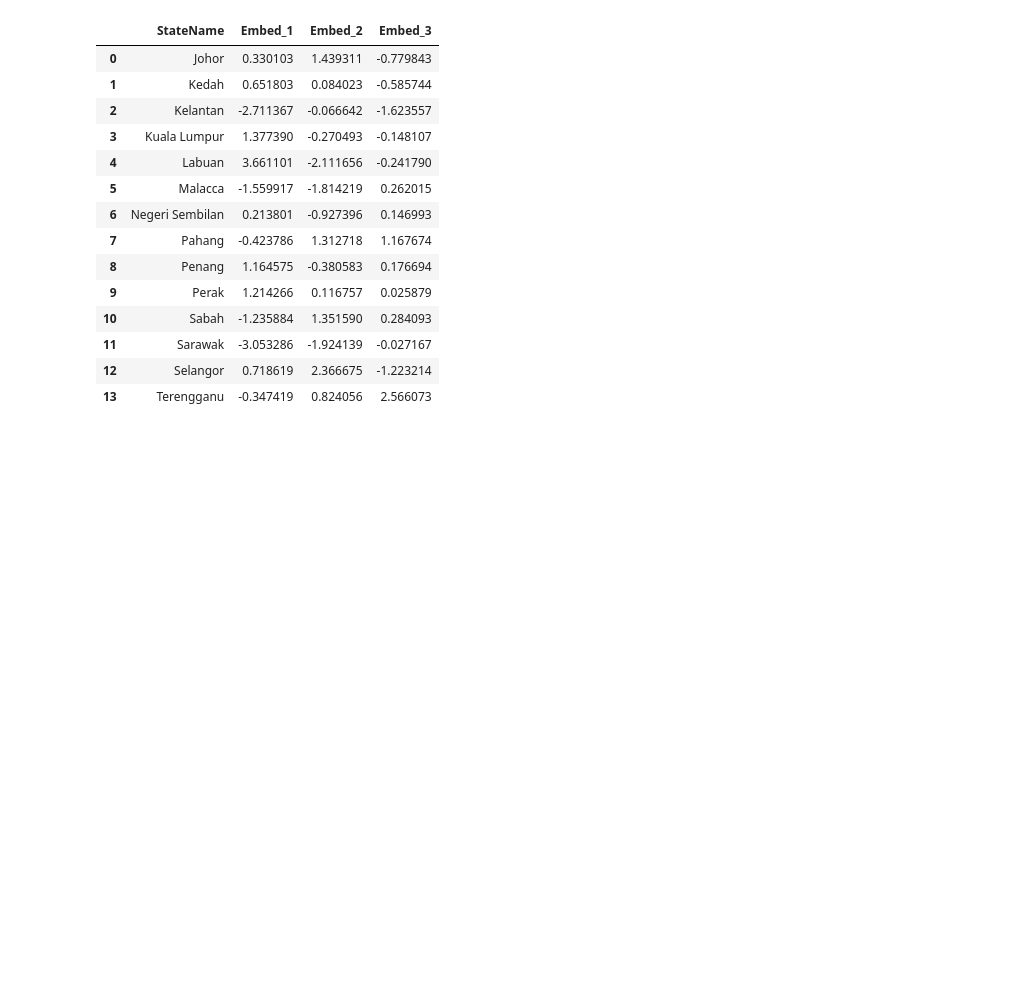
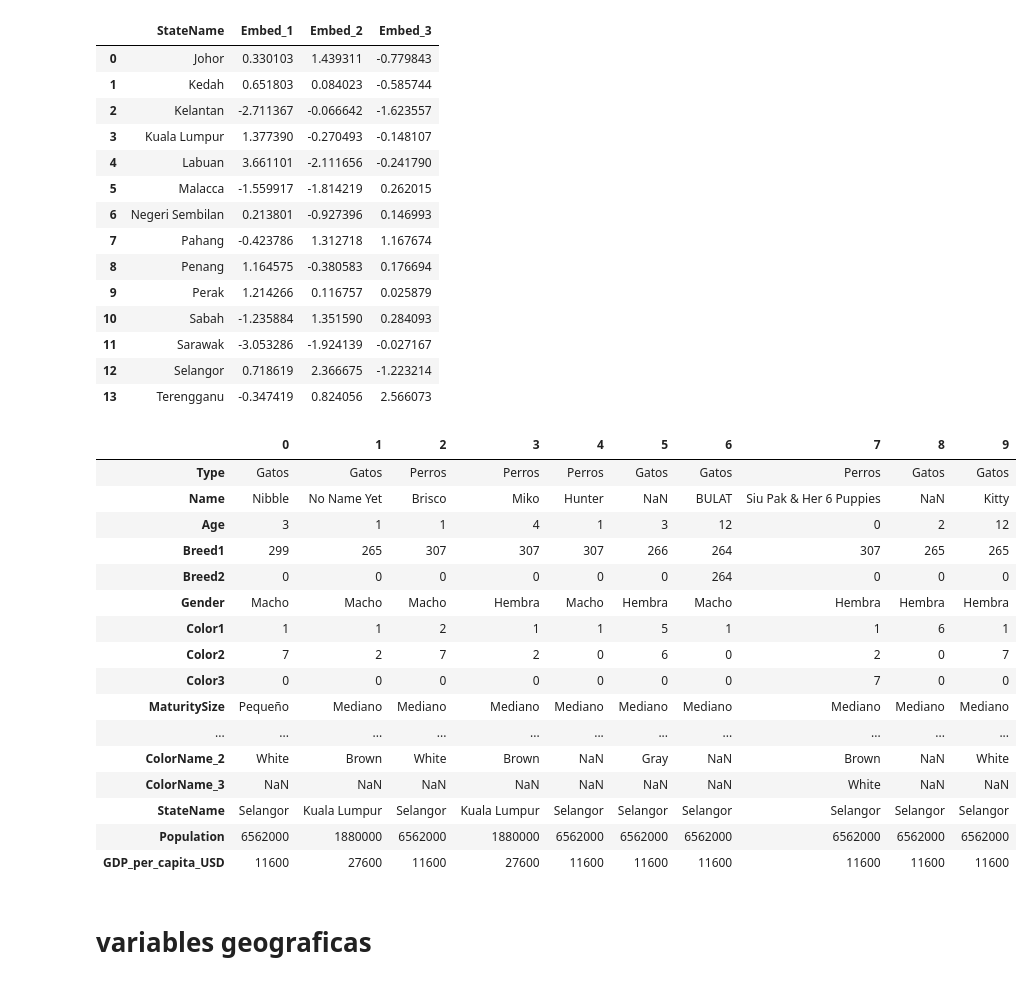
Before and after one commit to ctalamilla/austral-mcd-ldi2, a Jupyter notebook: TP_Grupo7_LDI2.ipynb, the cells around one changed output. Cells and saved outputs as stored; diff of their text form; code cells hidden in the pictures; blank space fills up the shorter version.

```diff
--- a/TP_Grupo7_LDI2.ipynb
+++ b/TP_Grupo7_LDI2.ipynb
@@ -1101,3 +1101,25 @@ df_embeddings.reset_index()
 | 11 | Sarawak | -3.053286 | -1.924139 | -0.027167 |
 | 12 | Selangor | 0.718619 | 2.366675 | -1.223214 |
 | 13 | Terengganu | -0.347419 | 0.824056 | 2.566073 |
+# %%
+df_expl.head(10).T
+# %% [output]
+|  | 0 | 1 | 2 | 3 | 4 | 5 | 6 | 7 | 8 | 9 |
+| Type | Gatos | Gatos | Perros | Perros | Perros | Gatos | Gatos | Perros | Gatos | Gatos |
+| Name | Nibble | No Name Yet | Brisco | Miko | Hunter | NaN | BULAT | Siu Pak & Her 6 Puppies | NaN | Kitty |
+| Age | 3 | 1 | 1 | 4 | 1 | 3 | 12 | 0 | 2 | 12 |
+| Breed1 | 299 | 265 | 307 | 307 | 307 | 266 | 264 | 307 | 265 | 265 |
+| Breed2 | 0 | 0 | 0 | 0 | 0 | 0 | 264 | 0 | 0 | 0 |
+| Gender | Macho | Macho | Macho | Hembra | Macho | Hembra | Macho | Hembra | Hembra | Hembra |
+| Color1 | 1 | 1 | 2 | 1 | 1 | 5 | 1 | 1 | 6 | 1 |
+| Color2 | 7 | 2 | 7 | 2 | 0 | 6 | 0 | 2 | 0 | 7 |
+| Color3 | 0 | 0 | 0 | 0 | 0 | 0 | 0 | 7 | 0 | 0 |
+| MaturitySize | Pequeño | Mediano | Mediano | Mediano | Mediano | Mediano | Mediano | Mediano | Mediano | Mediano |
+| ... | ... | ... | ... | ... | ... | ... | ... | ... | ... | ... |
+| ColorName_2 | White | Brown | White | Brown | NaN | Gray | NaN | Brown | NaN | White |
+| ColorName_3 | NaN | NaN | NaN | NaN | NaN | NaN | NaN | White | NaN | NaN |
+| StateName | Selangor | Kuala Lumpur | Selangor | Kuala Lumpur | Selangor | Selangor | Selangor | Selangor | Selangor | Selangor |
+| Population | 6562000 | 1880000 | 6562000 | 1880000 | 6562000 | 6562000 | 6562000 | 6562000 | 6562000 | 6562000 |
+| GDP_per_capita_USD | 11600 | 27600 | 11600 | 27600 | 11600 | 11600 | 11600 | 11600 | 11600 | 11600 |
+# %% [markdown]
+# variables geograficas
```
Also changed, not shown: parts of 7 cells of this notebook, 1 other file.
